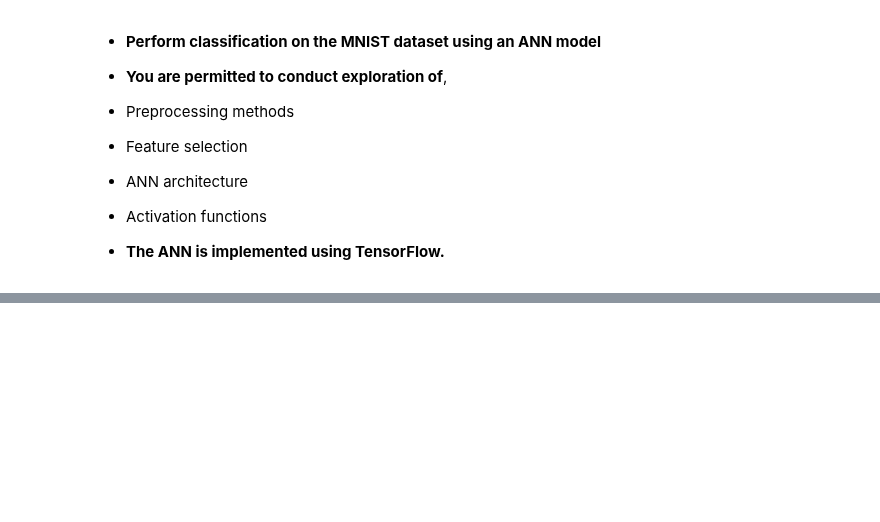
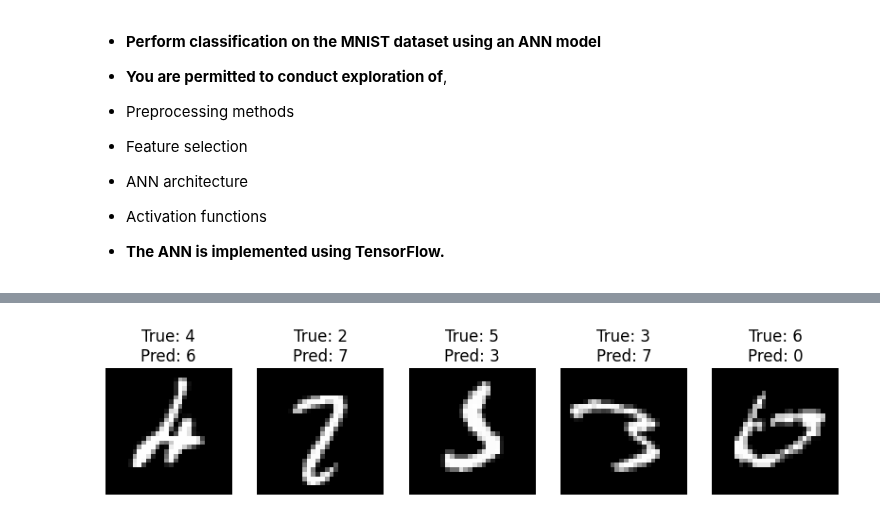
Before and after one commit to Valtern/machinelearningsmt5, a Jupyter notebook: TG14_2341720067_ANTONIUS_KAHARAP_KAUTSAR.ipynb, the cells around one changed output, grey strips where cells are left out. Drawn from its saved outputs; the diff is of its cells as text; code cells hidden in the pictures; blank space fills up the shorter version.

```diff
--- a/TG14_2341720067_ANTONIUS_KAHARAP_KAUTSAR.ipynb
+++ b/TG14_2341720067_ANTONIUS_KAHARAP_KAUTSAR.ipynb
@@ -418,0 +568,15 @@ WARNING:absl:You are saving your model as an HDF5 file via `model.save()` or `ke
+# %%
+errors = (y_pred != y_test)
+y_pred_errors = y_pred[errors]
+y_test_errors = y_test[errors]
+X_test_errors = X_test[errors]
+
+plt.figure(figsize=(10, 5))
+for i in range(5):
+    plt.subplot(1, 5, i + 1)
+    plt.imshow(X_test_errors[i], cmap='gray')
+    plt.title(f"True: {y_test_errors[i]}\nPred: {y_pred_errors[i]}")
+    plt.axis('off')
+plt.show()
+# %% [output]
+[figure, added]
```
Also changed, not shown: parts of 15 cells of this notebook.
